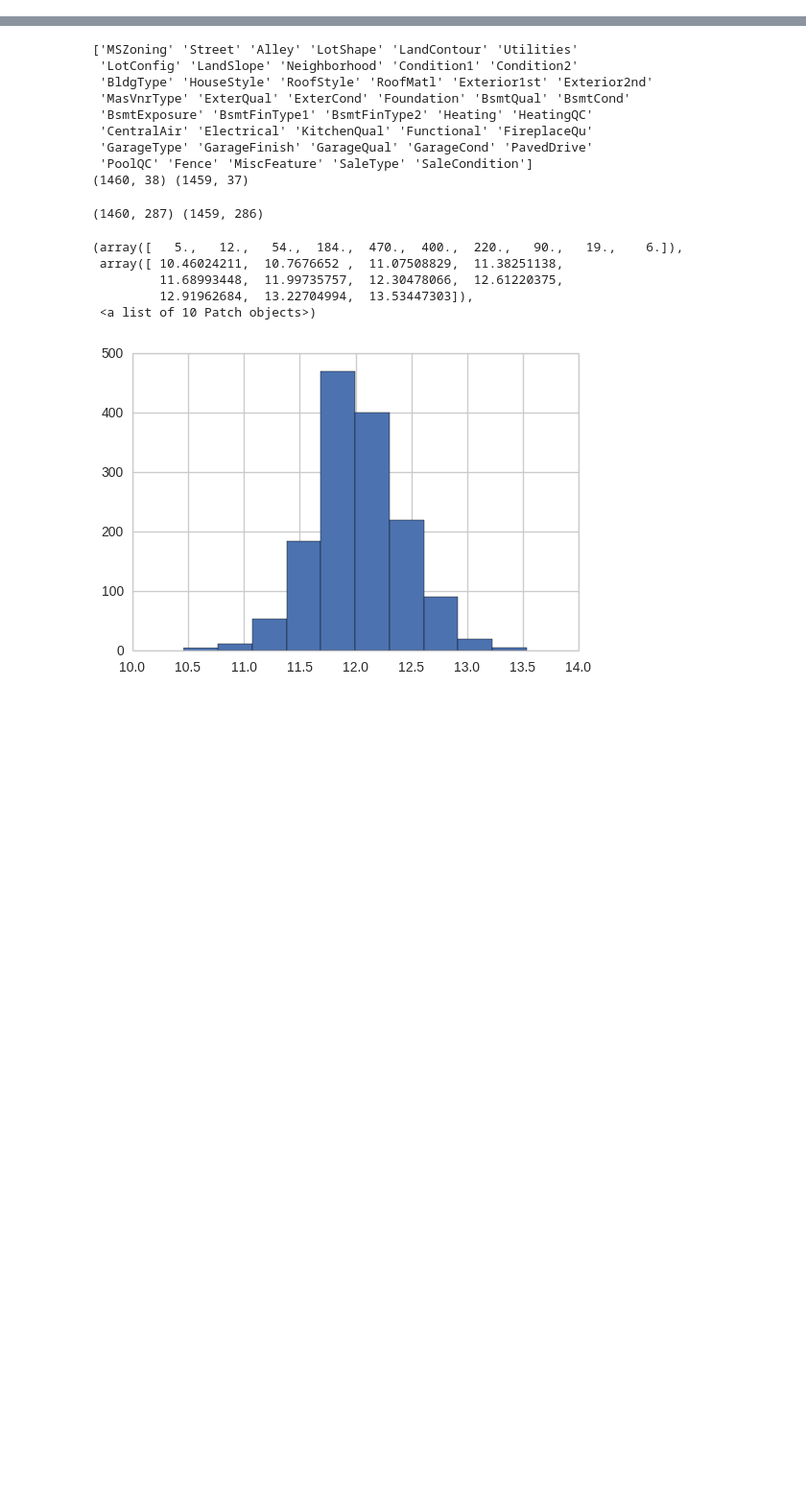
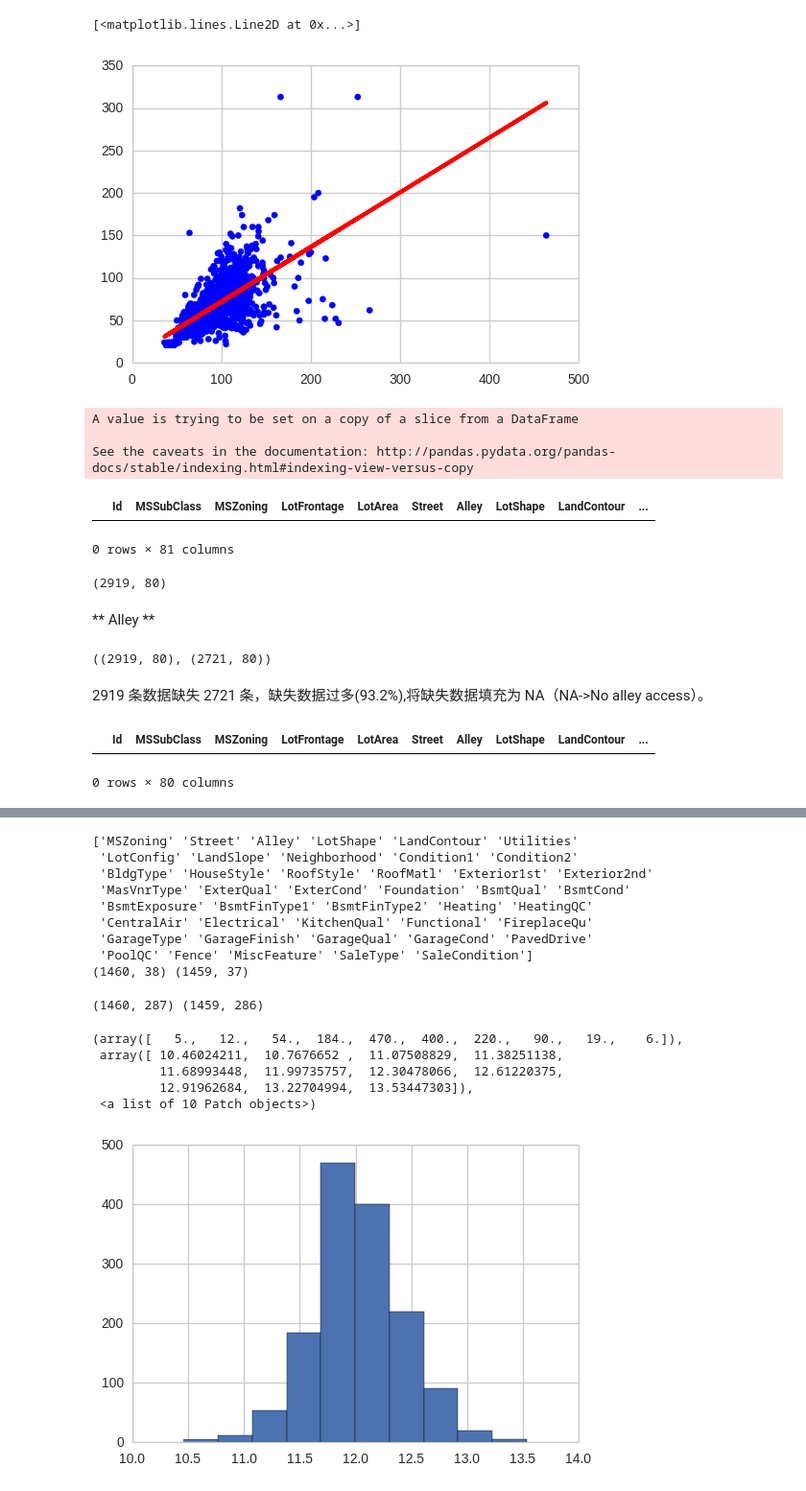
Before and after one commit to SunnyMarkLiu/Kaggle-House-Prices, a Jupyter notebook: Predict_House_Prices.ipynb, the cells around one changed output, grey strips where cells are left out. Shown at 96% size. Saved outputs shown, nothing was run; the diff lists cells and outputs as text; code cells hidden in the pictures; blank space fills up the shorter version.

```diff
--- a/Predict_House_Prices.ipynb
+++ b/Predict_House_Prices.ipynb
@@ -74,0 +123,5 @@ None
+# %%
+from sklearn.linear_model import LinearRegression
+
+# Create linear regression object
+regr = LinearRegression()
@@ -74,0 +145,44 @@ None
+# %%
+plt.scatter(sqrtLotArea, lotFrontage,  color='blue')
+plt.plot(sqrtLotArea, regr.predict(sqrtLotArea), color='red',
+         linewidth=3)
+# %% [output]
+[<matplotlib.lines.Line2D at 0x...>]
+[figure, added]
+# %%
+def fill_missing_lotfrontage(sqrt_lotarea):
+    """
+    填充缺失的 LotFrontage 数据
+    """
+    return 0.6430147 * sqrt_lotarea
+
+column = conbined_data['LotFrontage'].isnull()
+conbined_data['LotFrontage'][column] = conbined_data['SqrtLotArea'][column].map(fill_missing_lotfrontage)
+# %% [output]
+A value is trying to be set on a copy of a slice from a DataFrame
+
+See the caveats in the documentation: http://pandas.pydata.org/pandas-docs/stable/indexing.html#indexing-view-versus-copy
+# %%
+conbined_data[conbined_data['LotFrontage'].isnull()]
+# %% [output]
+|  | Id | MSSubClass | MSZoning | LotFrontage | LotArea | Street | Alley | LotShape | LandContour | ... |
+0 rows × 81 columns
+# %%
+conbined_data.drop('SqrtLotArea', axis=1, inplace=True)
+conbined_data.shape
+# %% [output]
+(2919, 80)
+# %% [markdown]
+** Alley **
+# %%
+conbined_data.shape, conbined_data[conbined_data['Alley'].isnull()].shape
+# %% [output]
+((2919, 80), (2721, 80))
+# %% [markdown]
+2919 条数据缺失 2721 条，缺失数据过多(93.2%),将缺失数据填充为 NA（NA->No alley access）。
+# %%
+fill_missing_conbined_data('Alley', 'NA')
+conbined_data[conbined_data['Alley'].isnull()]
+# %% [output]
+|  | Id | MSSubClass | MSZoning | LotFrontage | LotArea | Street | Alley | LotShape | LandContour | ... |
+0 rows × 80 columns
```
Also changed, not shown: parts of 42 cells of this notebook.
